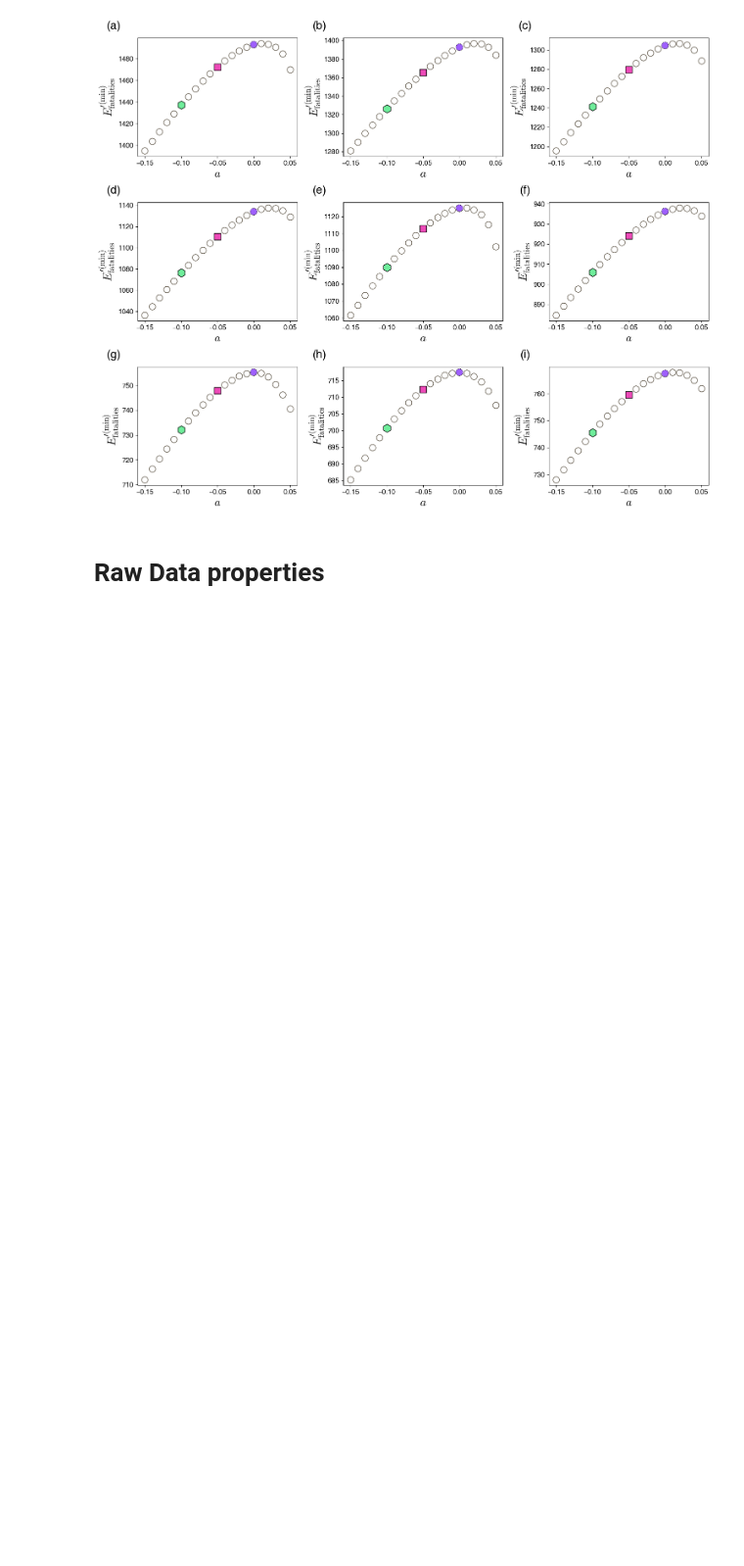
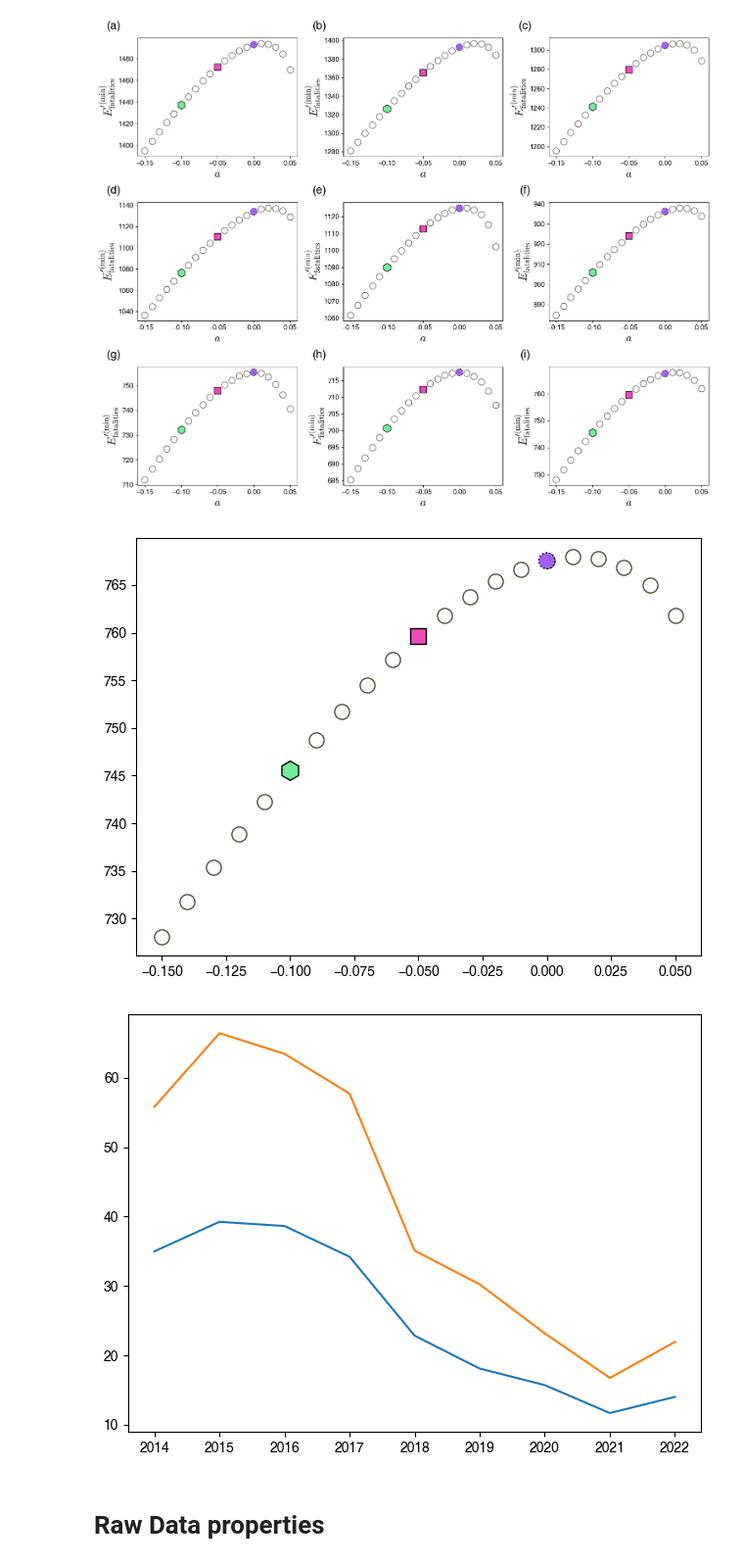
Before and after one commit to kwyosu7/Tuberculosis_hospital_optimization, a Jupyter notebook: article_figure.ipynb, the cells around one changed output. Shown at 98% size. Cells and saved outputs as stored; diff of their text form; code cells hidden in the pictures; blank space fills up the shorter version.

```diff
--- a/article_figure.ipynb
+++ b/article_figure.ipynb
@@ -14,6 +14,13 @@ from scipy.stats import pearsonr
 from scipy.stats import spearmanr
 import seaborn as sns
 color_list = [rgb_to_hex(237,74,184),rgb_to_hex(158,95,253),rgb_to_hex(255,206,81),rgb_to_hex(119,200,236),rgb_to_hex(24,218,210),rgb_to_hex(111,237,155),rgb_to_hex(102,0,51),rgb_to_hex(0,0,0),rgb_to_hex(211,196,147),rgb_to_hex(186,159,72),rgb_to_hex(89,80,65),rgb_to_hex(231,85,0),rgb_to_hex(0,138,148),rgb_to_hex(223,105,98)]
+from mpl_toolkits.axes_grid1.inset_locator import inset_axes
+mark=np.array(['o', 'v', '^', '<', '>', '8', 's', 'p', '*', 'h', 'H', 'D', 'd', 'P', 'X','o', 'v', '^', '<', '>', '8', 's', 'p', ])
+def rgb_to_hex(r, g, b):
+    r, g, b = int(r), int(g), int(b)
+    return '#' + hex(r)[2:].zfill(2) + hex(g)[2:].zfill(2) + hex(b)[2:].zfill(2)
+color_list = [rgb_to_hex(237,74,184),rgb_to_hex(158,95,253),rgb_to_hex(255,206,81),rgb_to_hex(119,200,236),rgb_to_hex(24,218,210),rgb_to_hex(111,237,155),rgb_to_hex(102,0,51),rgb_to_hex(0,0,0),rgb_to_hex(211,196,147),rgb_to_hex(186,159,72),rgb_to_hex(89,80,65),rgb_to_hex(231,85,0),rgb_to_hex(0,138,148),rgb_to_hex(223,105,98)]
+color_list = color_list*2
 # %%
 def E(data_, h_pd=None, a=None, b=None):
 	if isinstance(h_pd, pd.DataFrame): eta = h_pd['h']/data_['A']
@@ -280,6 +298,38 @@ plt.tight_layout()
 plt.show()
 # %% [output]
 [figure]
+# %%
+E_a0=[]
+E_a005=[]
+E_a01=[]
+for year in range(2014,2023):
+	path = '/home/users/YongsungKwon/workplace/Yongpyter/Tuberculosis_hospital_optimization/data_result/dataframe_40/'+str(year)+'_40.txt'
+	data = pd.read_csv(path,sep=',')
+	ai=0
+	E_list=[]
+	for i in range(21):
+		E_ = np.load(save_path+str(year)+'_age_E_a_'+str(ai)+'.npy')
+		E_list.append(E_[-1])
+		ai+=1
+	E_a0.append(E_list[5])
+	E_a005.append(E_list[10])
+	E_a01.append(E_list[15])
+
+plt.scatter(np.linspace(-0.15,0.05,21), E_list, c='w', s=120, ec=rgb_to_hex(89,80,65)) #label=str(year)
+plt.scatter(np.linspace(-0.15,0.05,21)[15], E_list[15], marker='o', ec='k',s=140,c=rgb_to_hex(158,95,253),linestyle=':')
+plt.scatter(np.linspace(-0.15,0.05,21)[10], E_list[10], marker='s', ec='k',s=120,c=rgb_to_hex(237,74,184))
+plt.scatter(np.linspace(-0.15,0.05,21)[5], E_list[5], marker='h', ec='k',s=200,c=rgb_to_hex(111,237,155))
+plt.tight_layout()
+plt.show()
+
+# plt.plot(range(2014,2023), E_a0)
+plt.plot(range(2014,2023), np.array(E_a005) - np.array(E_a0))
+plt.plot(range(2014,2023), np.array(E_a01) - np.array(E_a0))
+plt.tight_layout()
+plt.show()
+# %% [output]
+[figure, added]
+[figure, added]
 # %% [markdown]
 # Raw Data properties
 # %% [markdown]
```
Also changed, not shown: parts of 13 cells of this notebook.
